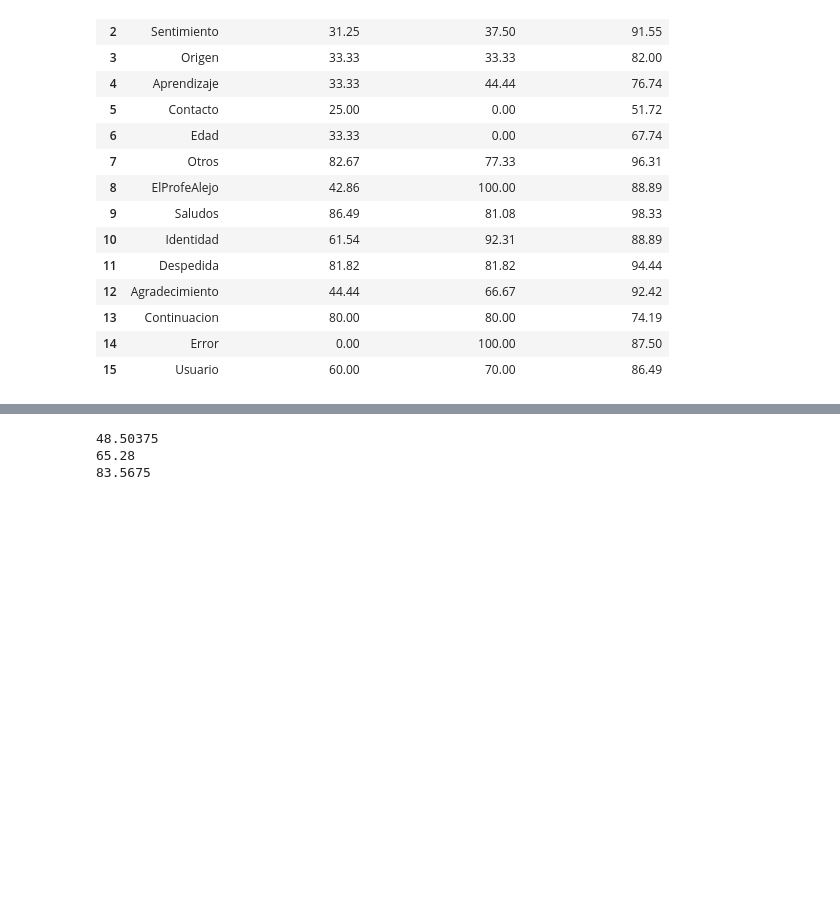
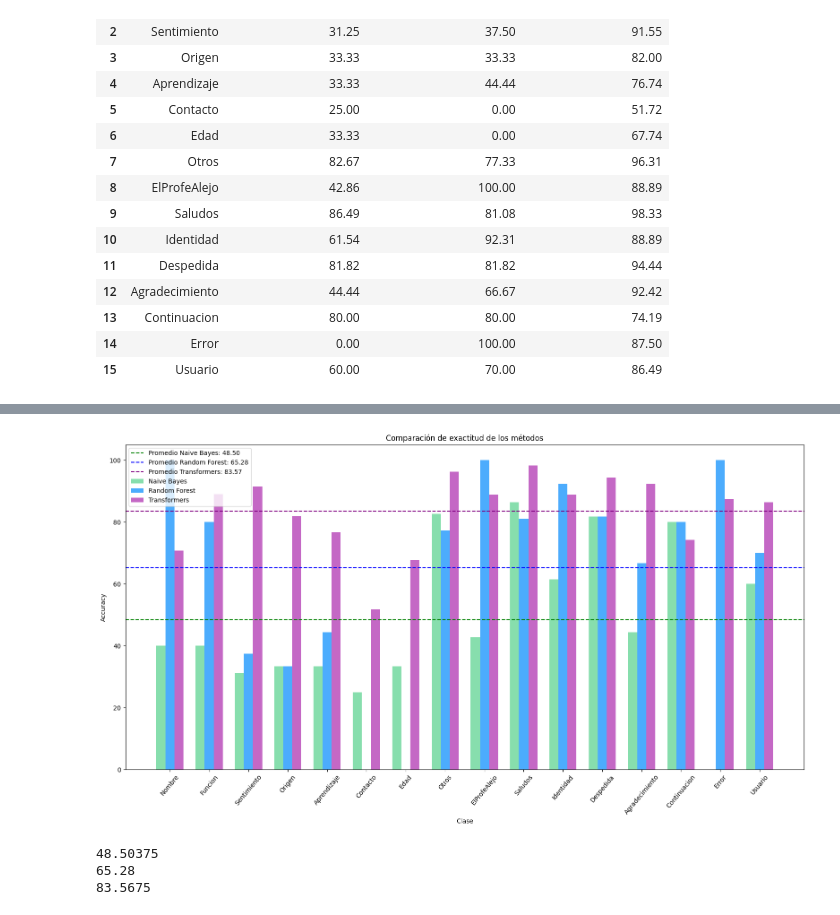
Before and after one commit to JulioLaz/clasificacion_textos, a Jupyter notebook: Clasificación_de_texto.ipynb, the cells around one changed output, grey strips where cells are left out. Drawn from its saved outputs; the diff is of its cells as text; code cells hidden in the pictures; blank space fills up the shorter version.

```diff
--- a/Clasificación_de_texto.ipynb
+++ b/Clasificación_de_texto.ipynb
@@ -592,3 +636,48 @@ merged_df_02
+# %%
+import pandas as pd
+import matplotlib.pyplot as plt
+import numpy as np
+
+df = merged_df_02
+
+# Configurar el tamaño de la figura
+plt.figure(figsize=(16, 9))
+
+x = np.arange(len(df))
+
+# Ancho de las barras
+bar_width = 0.23
+
+# Crear las barras para cada tipo de modelo
+plt.bar(x - bar_width, df["Accuracy_naive_bayes"], width=bar_width, label="Naive Bayes", alpha=0.7, color='#55d08a')
+plt.bar(x, df["Accuracy_random_forest"], width=bar_width, label="Random Forest", alpha=0.7, color="#0089fd")
+plt.bar(x + bar_width, df["Acurracy_transformers"], width=bar_width, label="Transformers", alpha=0.7, color='#ac28ad')
+
+# Calcular los promedios de las columnas
+avg_naive_bayes = df["Accuracy_naive_bayes"].mean()
+avg_random_forest = df["Accuracy_random_forest"].mean()
+avg_transformers = df["Acurracy_transformers"].mean()
+
+# Agregar líneas promedio
+plt.axhline(avg_naive_bayes, color='green', linestyle='--', label=f"Promedio Naive Bayes: {avg_naive_bayes:.2f}")
+plt.axhline(avg_random_forest, color='blue', linestyle='--', label=f"Promedio Random Forest: {avg_random_forest:.2f}")
+plt.axhline(avg_transformers, color='purple', linestyle='--', label=f"Promedio Transformers: {avg_transformers:.2f}")
+
+# Configurar etiquetas y leyenda
+plt.title("Comparación de exactitud de los métodos")
+plt.xlabel("Clase")
+plt.ylabel("Accuracy")
+plt.xticks(x, df["Clase"], rotation=50)
+plt.legend()
+
+# Desplazar las etiquetas al centro
+plt.xticks(x, df["Clase"], rotation=50, ha='center')
+
+# Mostrar la gráfica
+plt.tight_layout()
+plt.show()
+# %% [output]
+[figure, added]
 # %%
 Accuracy_naive_bayes=(merged_df_02['Accuracy_naive_bayes'].sum())/len(merged_df_02)
 Accuracy_random_forest=(merged_df_02['Accuracy_random_forest'].sum())/len(merged_df_02)
```
Also changed, not shown: parts of 1 cell of this notebook.
